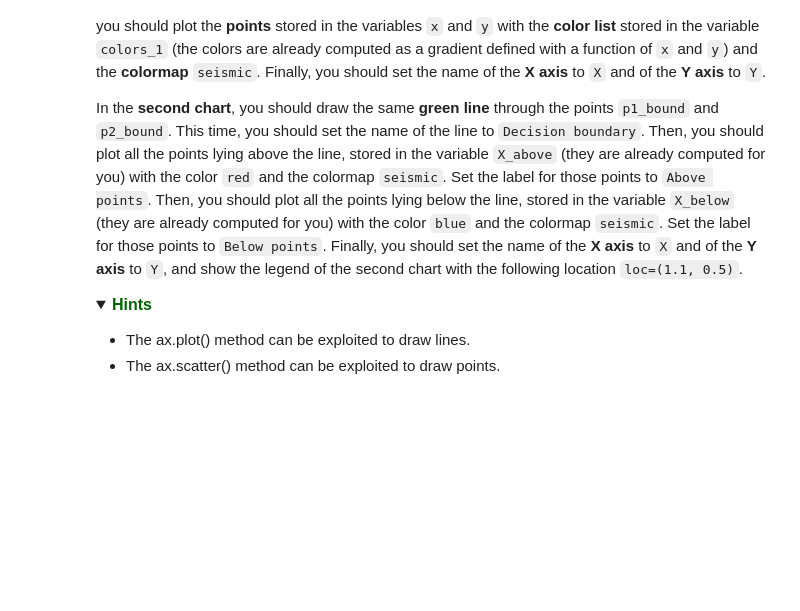
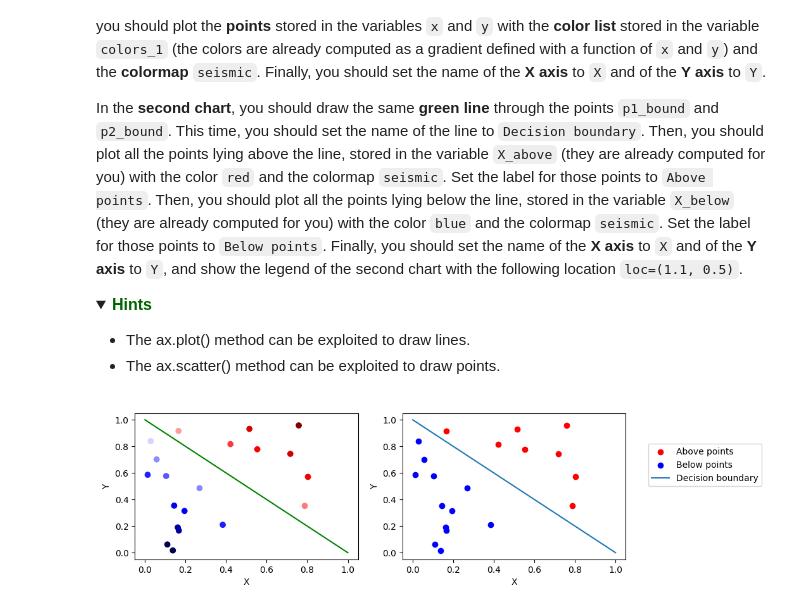
Before and after one commit to doroteaMonaco/LLM_basics, a Jupyter notebook: Machine Learnig Course/Lab3_Matplotlib_and_Advanced_tools/Lab3_Matplotlib.ipynb, the cells around one changed output. Drawn from its saved outputs; the diff is of its cells as text; code cells hidden in the pictures; folded sections open; blank space fills up the shorter version.

```diff
--- a/Machine Learnig Course/Lab3_Matplotlib_and_Advanced_tools/Lab3_Matplotlib.ipynb
+++ b/Machine Learnig Course/Lab3_Matplotlib_and_Advanced_tools/Lab3_Matplotlib.ipynb
@@ -373,8 +399,24 @@ In the **second chart**, you should draw the same **green line** through the poi
 </p>
 # %%
 #### START CODE HERE (~12 lines) ####
+fix, ax = plt.subplots(1, 2, figsize=(10, 3))
 
+ax[0].scatter(x, y, c=colors_1, cmap="seismic")
+ax[0].plot(p1_bound, p2_bound, color="green")
+ax[0].set_xlabel("X")
+ax[0].set_ylabel("Y")
+
+ax[1].scatter(x_above, y_above, c="red", label="Above points")
+ax[1].scatter(x_below, y_below, c="blue", label="Below points")
+ax[1].plot(p1_bound, p2_bound, label="Decision boundary")
+ax[1].set_xlabel("X")
+ax[1].set_ylabel("Y")
+ax[1].legend(loc=(1.1, 0.5))
+
+plt.show()
 #### END CODE HERE ####
+# %% [output]
+[figure, added]
 # %% [markdown]
 #### Expected output
 <img src="lab3_img/img3.png"  width="100%" height="60%">
```
Also changed, not shown: parts of 5 cells of this notebook.
